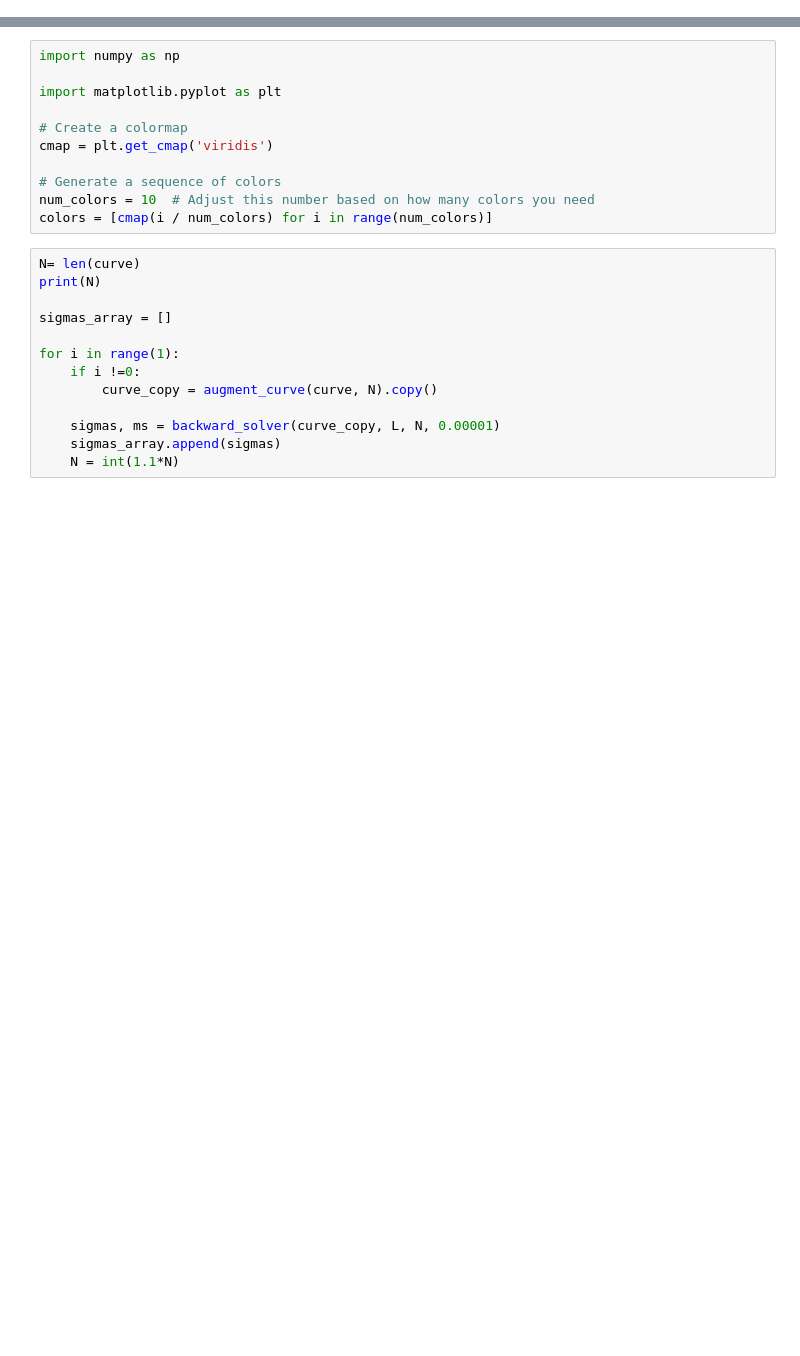
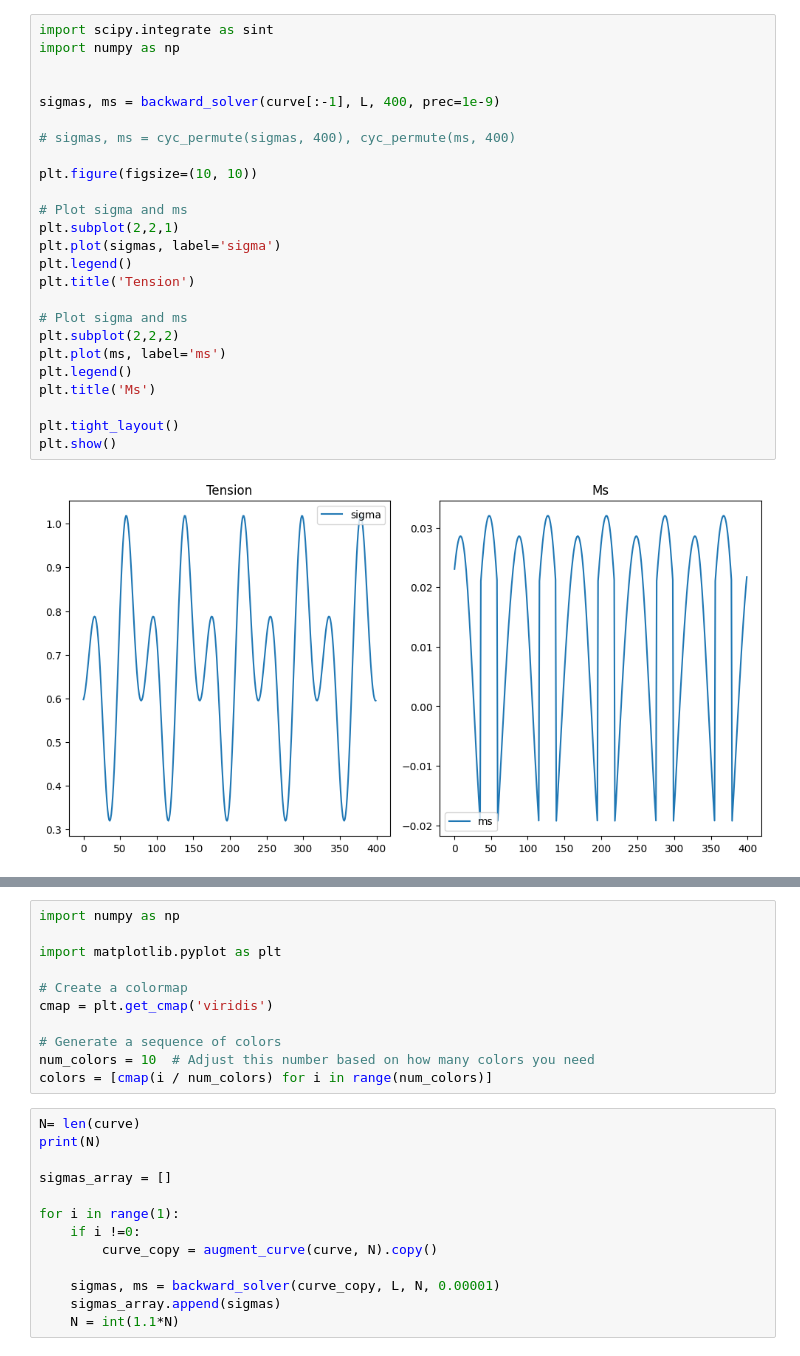
Before and after one commit to HappyTurtle99/master-proj-cell-shp-mechanics, a Jupyter notebook: forward_backward.ipynb, the cells around one changed output, grey strips where cells are left out. Drawn from its saved outputs; the diff is of its cells as text; blank space fills up the shorter version.

```diff
--- a/forward_backward.ipynb
+++ b/forward_backward.ipynb
@@ -14,0 +16,27 @@ Length: 4.39822971502571
+# %%
+import scipy.integrate as sint
+import numpy as np
+
+
+sigmas, ms = backward_solver(curve[:-1], L, 400, prec=1e-9)
+
+# sigmas, ms = cyc_permute(sigmas, 400), cyc_permute(ms, 400)
+
+plt.figure(figsize=(10, 10))
+
+# Plot sigma and ms
+plt.subplot(2,2,1)
+plt.plot(sigmas, label='sigma')
+plt.legend()
+plt.title('Tension')
+
+# Plot sigma and ms
+plt.subplot(2,2,2)
+plt.plot(ms, label='ms')
+plt.legend()
+plt.title('Ms')
+
+plt.tight_layout()
+plt.show()
+# %% [output]
+[figure, added]
```
Also changed, not shown: parts of 7 cells of this notebook, 3 other files.
